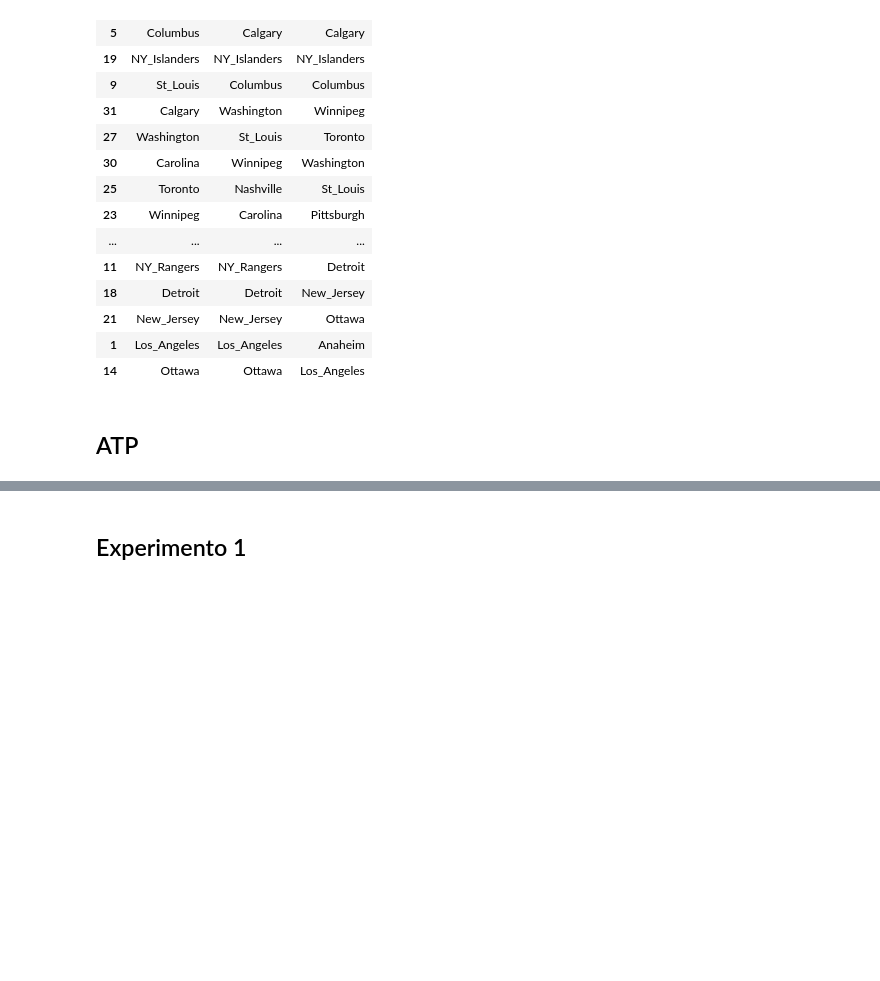
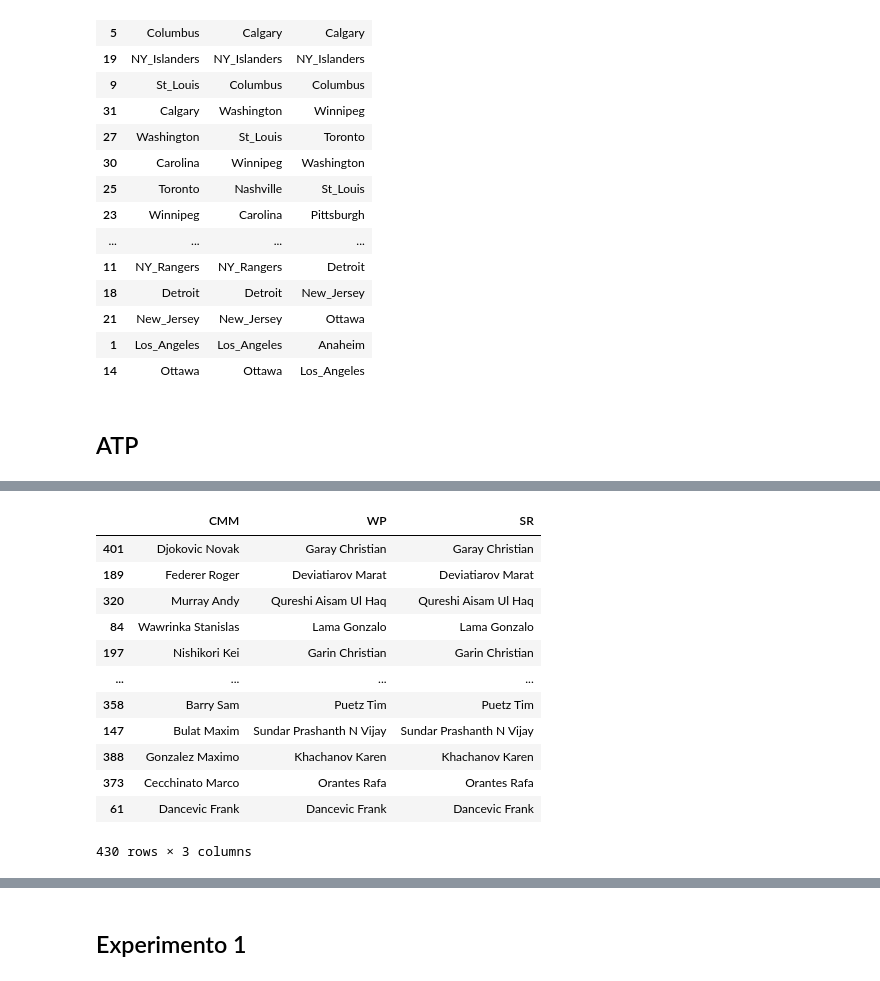
Before and after one commit to davidvenegasr/MetNum, a Jupyter notebook: tp1/experimentos/Analisis de Experimentos.ipynb, the cells around one changed output, grey strips where cells are left out. Cells and saved outputs as stored; diff of their text form; code cells hidden in the pictures; blank space fills up the shorter version.

```diff
--- a/tp1/experimentos/Analisis de Experimentos.ipynb
+++ b/tp1/experimentos/Analisis de Experimentos.ipynb
@@ -480,0 +586,20 @@ display(df_NHL_rankings)
+# %%
+df_ATP_rankings = df_ATP.drop(['player'],axis=1)
+df_ATP_rankings["CMM"] = df_ATP.sort_values(by=['CMM'], ascending=False)['player'].values
+df_ATP_rankings["WP"] =  df_ATP.sort_values(by=['WP'],  ascending=False)['player'].values
+df_ATP_rankings["SR"] =  df_ATP.sort_values(by=['SR'],  ascending=False)['player'].values
+display(df_ATP_rankings)
+# %% [output]
+|  | CMM | WP | SR |
+| 401 | Djokovic Novak | Garay Christian | Garay Christian |
+| 189 | Federer Roger | Deviatiarov Marat | Deviatiarov Marat |
+| 320 | Murray Andy | Qureshi Aisam Ul Haq | Qureshi Aisam Ul Haq |
+| 84 | Wawrinka Stanislas | Lama Gonzalo | Lama Gonzalo |
+| 197 | Nishikori Kei | Garin Christian | Garin Christian |
+| ... | ... | ... | ... |
+| 358 | Barry Sam | Puetz Tim | Puetz Tim |
+| 147 | Bulat Maxim | Sundar Prashanth N Vijay | Sundar Prashanth N Vijay |
+| 388 | Gonzalez Maximo | Khachanov Karen | Khachanov Karen |
+| 373 | Cecchinato Marco | Orantes Rafa | Orantes Rafa |
+| 61 | Dancevic Frank | Dancevic Frank | Dancevic Frank |
+430 rows × 3 columns
```
Also changed, not shown: parts of 5 cells of this notebook, 1 other file.
